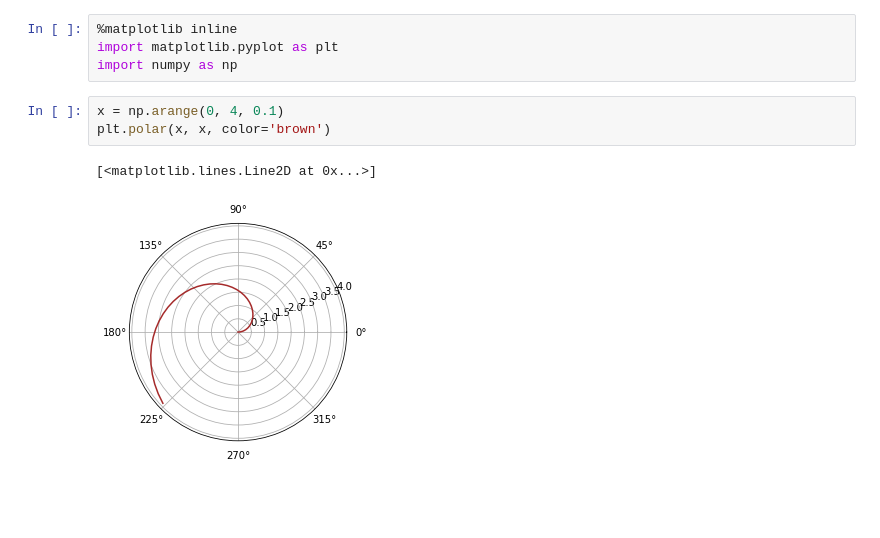
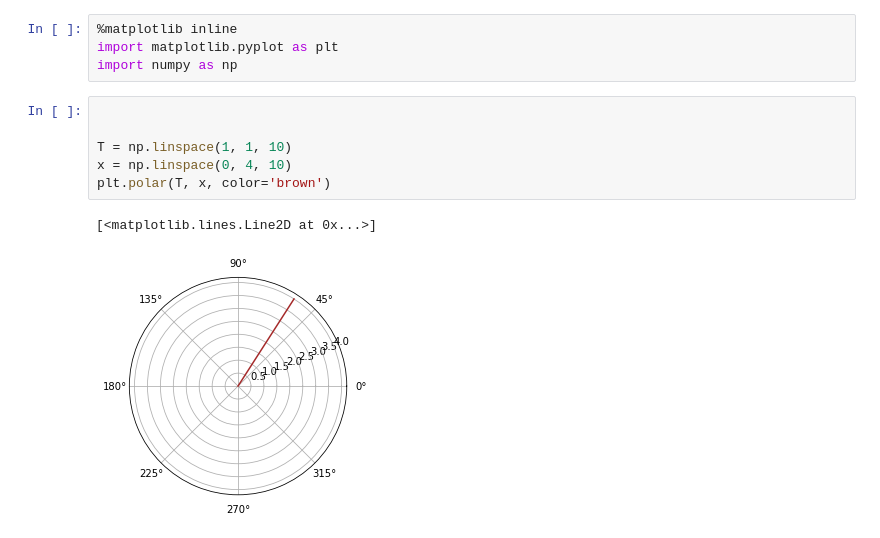
Before and after one commit to Grayni/math, a Jupyter notebook: basics/lesson03/33_3_3__line_in_polar.ipynb, the cells around one changed output. Cells and saved outputs as stored; diff of their text form; blank space fills up the shorter version.

Commit message:
line in polar coordinates

```diff
--- a/basics/lesson03/33_3_3__line_in_polar.ipynb
+++ b/basics/lesson03/33_3_3__line_in_polar.ipynb
@@ -3,8 +3,11 @@
 import matplotlib.pyplot as plt
 import numpy as np
 # %%
-x = np.arange(0, 4, 0.1)
-plt.polar(x, x, color='brown')
+
+
+T = np.linspace(1, 1, 10)
+x = np.linspace(0, 4, 10)
+plt.polar(T, x, color='brown')
 # %% [output]
 [<matplotlib.lines.Line2D at 0x...>]
-[figure, old version]
+[figure, new version]
```
